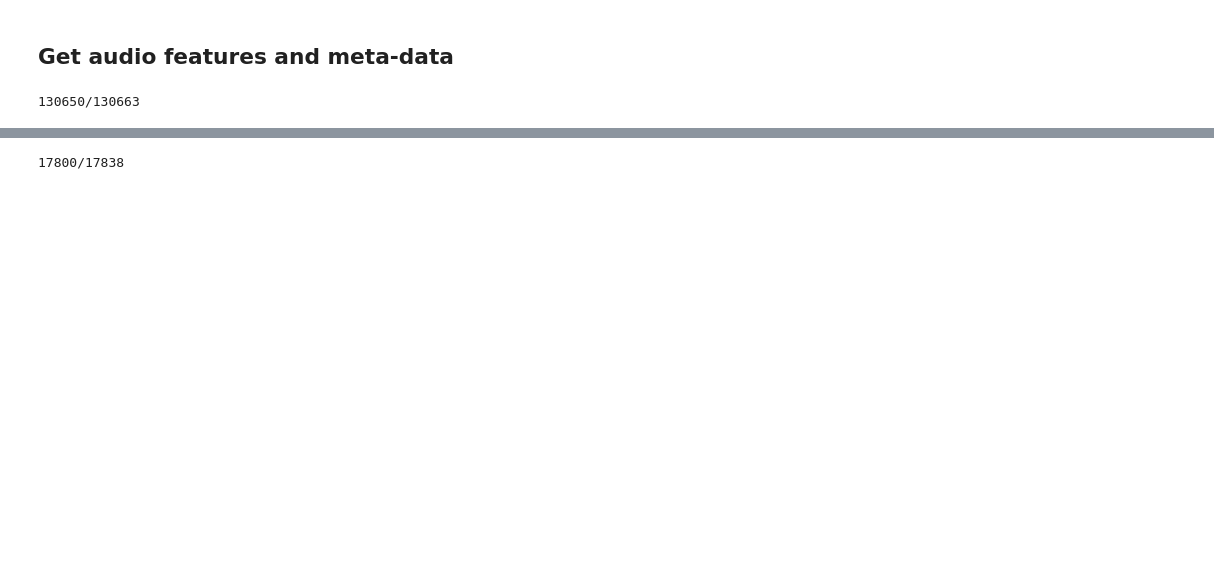
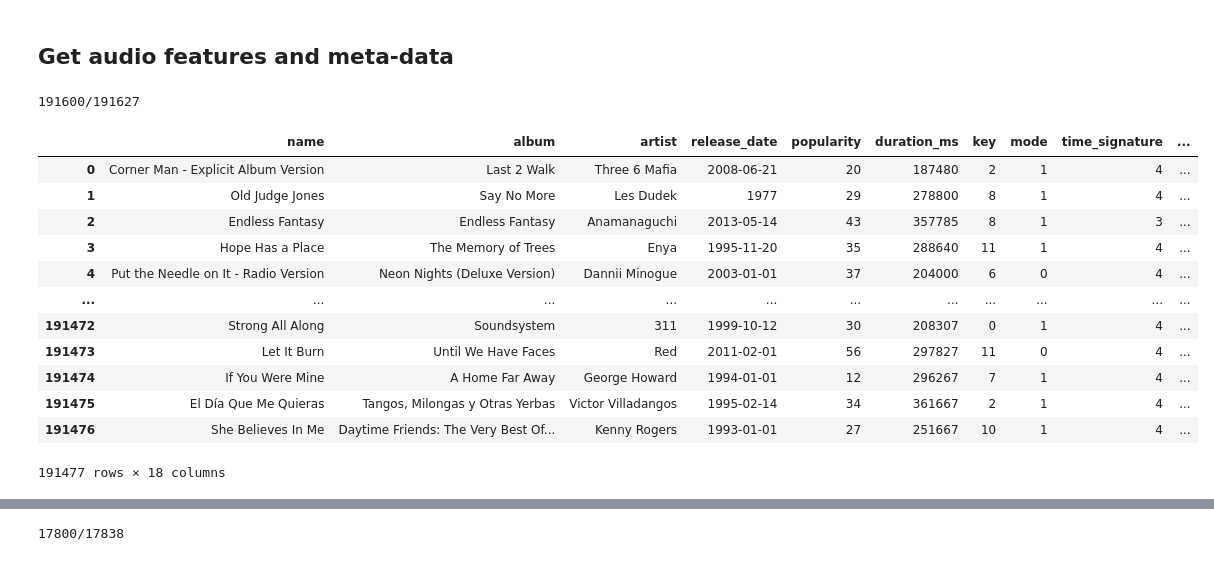
Before and after one commit to GGIML/music_project, a Jupyter notebook: Spotify API.ipynb, the cells around one changed output, grey strips where cells are left out. Saved outputs shown, nothing was run; the diff lists cells and outputs as text; code cells hidden in the pictures; blank space fills up the shorter version.

```diff
--- a/Spotify API.ipynb
+++ b/Spotify API.ipynb
@@ -270 +183,7 @@ idx_fail_other
+# %%
+with open('hits_ids.pkl', 'rb') as file:
+    hits_ids = pickle.load(file)
+# %%
+with open('tracks_ids.pkl', 'rb') as file:
+    tracks_ids = pickle.load(file)
 # %%
@@ -339,6 +261,6 @@ def getTrackFeatures(ids):
     tracks = pd.DataFrame(tracks_dict)
     return tracks
 # %%
-tracks_df = getTrackFeatures(track_ids)
+tracks_df = getTrackFeatures(tracks_ids)
 # %% [output]
-130650/130663
+191600/191627
@@ -347 +267,17 @@ import numpy as np
+# %%
+tracks_df
+# %% [output]
+|  | name | album | artist | release_date | popularity | duration_ms | key | mode | time_signature | ... |
+| 0 | Corner Man - Explicit Album Version | Last 2 Walk | Three 6 Mafia | 2008-06-21 | 20 | 187480 | 2 | 1 | 4 | ... |
+| 1 | Old Judge Jones | Say No More | Les Dudek | 1977 | 29 | 278800 | 8 | 1 | 4 | ... |
+| 2 | Endless Fantasy | Endless Fantasy | Anamanaguchi | 2013-05-14 | 43 | 357785 | 8 | 1 | 3 | ... |
+| 3 | Hope Has a Place | The Memory of Trees | Enya | 1995-11-20 | 35 | 288640 | 11 | 1 | 4 | ... |
+| 4 | Put the Needle on It - Radio Version | Neon Nights (Deluxe Version) | Dannii Minogue | 2003-01-01 | 37 | 204000 | 6 | 0 | 4 | ... |
+| ... | ... | ... | ... | ... | ... | ... | ... | ... | ... | ... |
+| 191472 | Strong All Along | Soundsystem | 311 | 1999-10-12 | 30 | 208307 | 0 | 1 | 4 | ... |
+| 191473 | Let It Burn | Until We Have Faces | Red | 2011-02-01 | 56 | 297827 | 11 | 0 | 4 | ... |
+| 191474 | If You Were Mine | A Home Far Away | George Howard | 1994-01-01 | 12 | 296267 | 7 | 1 | 4 | ... |
+| 191475 | El Día Que Me Quieras | Tangos, Milongas y Otras Yerbas | Victor Villadangos | 1995-02-14 | 34 | 361667 | 2 | 1 | 4 | ... |
+| 191476 | She Believes In Me | Daytime Friends: The Very Best Of... | Kenny Rogers | 1993-01-01 | 27 | 251667 | 10 | 1 | 4 | ... |
+191477 rows × 18 columns
 # %%
```
Also changed, not shown: parts of 53 cells of this notebook, 6 other files.
